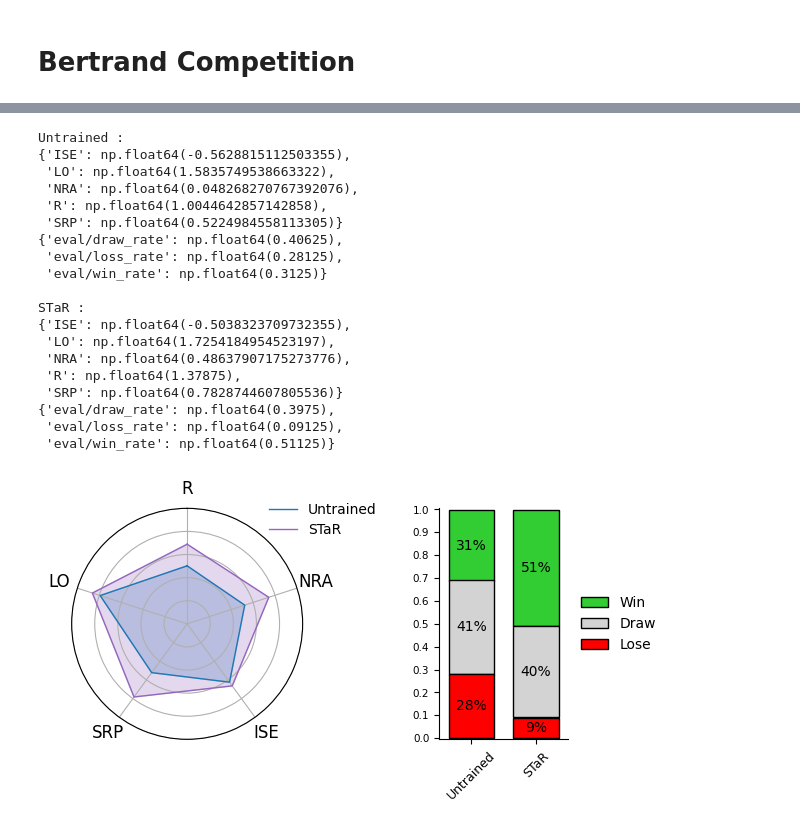
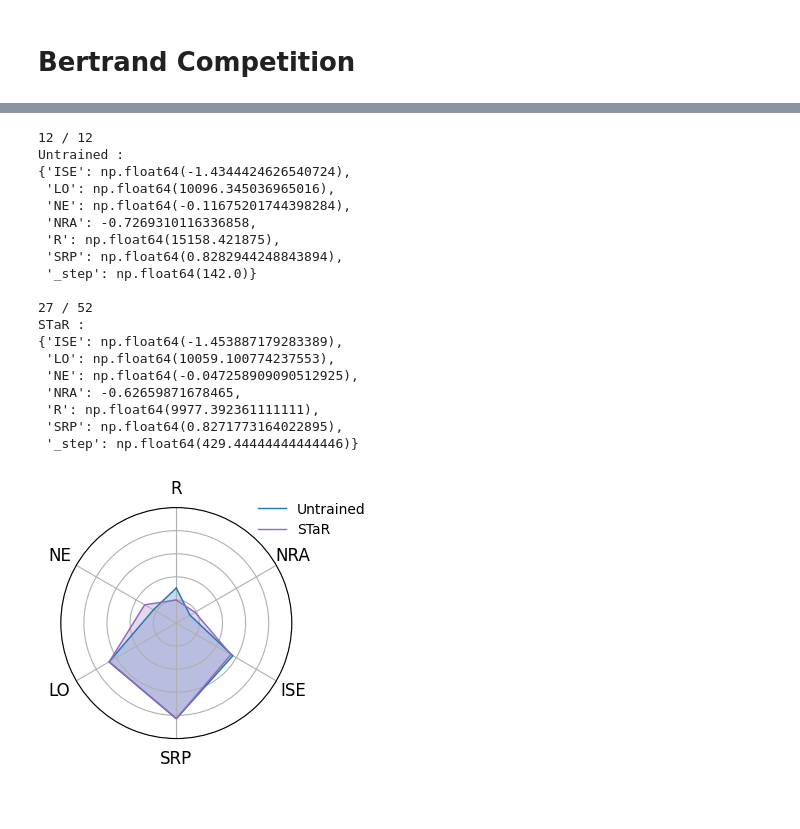
Before and after one commit to Victoriano012/GameTalk, a Jupyter notebook: make_plots.ipynb, the cells around one changed output, grey strips where cells are left out. Saved outputs shown, nothing was run; the diff lists cells and outputs as text; code cells hidden in the pictures.

```diff
--- a/make_plots.ipynb
+++ b/make_plots.ipynb
@@ -11,7 +11,7 @@ def get_metrics(game, step_threshold, run_name):
 
     game_metrics = ["win_rate", "loss_rate", "draw_rate"] if game == "rock-paper-scissors" else \
                    ["normalized_earnings", "normalized_earnings (*32)"] if game == "bertrand-competition" else \
-                   ["bargaining_power", "bargaining_power (*32)", "deal (%)", "deal (%) (*32)"] if game == "size-prize-bargaining-game" else None
+                   ["bargaining_power", "bargaining_power (*32)"] if game == "size-prize-bargaining-game" else None
 
     general_metrics = ["state_relative_performance", "leverage_opportunity", "internal_state_evaluation", "reward", "normalized_relative_advantage"]
 
@@ -20,18 +20,25 @@ def get_metrics(game, step_threshold, run_name):
 
     run = api.run("victor-conchello/" + game + "/" + run_name)
 
+    available_keys = set(run.history(keys=[]).columns)
+    game_metrics = [metric for metric in game_metrics if metric in available_keys]
+    general_metrics = [metric for metric in general_metrics if metric in available_keys]
+
     game_df = run.history(keys=game_metrics)
-    print(len(game_df), step_threshold, sum(game_df.index >= step_threshold))
-    print(len(game_df) / sum(game_df.index >= step_threshold))
+    print(sum(game_df.index >= step_threshold), '/', len(game_df))
     game_df = game_df[game_df.index >= step_threshold]
     general_df = run.history(keys=general_metrics)
     general_df = general_df[general_df.index >= step_threshold]
 
     general_df['eval/internal_state_evaluation'] = - general_df['eval/internal_state_evaluation']
-    if game == "bertrand-competition": game_df['eval/normalized_earnings'] = 32*game_df['eval/normalized_earnings']/5 if 'eval/normalized_earnings' in game_df else game_df['eval/normalized_earnings (*32)']/5
+    if game == "bertrand-competition":
+        if 'eval/normalized_earnings (*32)' in game_df.columns:
+            game_df.rename(columns={'eval/normalized_earnings (*32)': 'eval/normalized_earnings'}, inplace=True)
+            game_df['eval/normalized_earnings'] /= 5
+        else: game_df['eval/normalized_earnings'] *= 32/5
     elif game == "size-prize-bargaining-game":
-        game_df['eval/bargaining_power'] = 32*game_df['eval/bargaining_power'] if 'eval/bargaining_power' in game_df else game_df['eval/bargaining_power (*32)']
-        game_df['eval/deal (%)'] = 32*game_df['eval/deal (%)'] if 'eval/deal (%)' in game_df else game_df['eval/deal (%) (*32)']
+        if 'eval/bargaining_power (*32)' in game_df.columns: game_df.rename(columns={'eval/bargaining_power (*32)': 'eval/bargaining_power'}, inplace=True)
+        else: game_df['eval/bargaining_power'] *= 32
 
     rename_dict = {
         "eval/state_relative_performance": "SRP",
@@ -44,7 +51,7 @@ def get_metrics(game, step_threshold, run_name):
     }
 
     return {(rename_dict[metric] if metric in rename_dict else metric): general_df[metric].mean() for metric in general_metrics}, \
-           {(rename_dict[metric] if metric in rename_dict else metric): game_df[metric].mean() for metric in game_metrics}
+           {(rename_dict[metric] if metric in rename_dict else metric): game_df[metric].mean() for metric in game_df.columns}
 # %%
 import numpy as np
 import matplotlib.pyplot as plt
@@ -53,13 +60,13 @@ def spider_plot(data, ax, label=None, color=None, y_lim = [0,1]):
     # Extract keys and values
     categories = ['R', 'NRA', 'ISE', 'SRP', 'LO', "NE", "BP"]
     values = [data[c] for c in categories if c in data]
-    values += values[:1] # Repeat the first value to close the circle
 
-    N = len(categories)
+    N = len(values)
 
     # Angles for each axis
     angles = np.linspace(0, 2 * np.pi, N, endpoint=False).tolist()
     angles += angles[:1]
+    values += values[:1] # Repeat the first value to close the circle
 
     # Draw the outline
     color = {"color":color} if color is not None else {}
@@ -68,7 +75,7 @@ def spider_plot(data, ax, label=None, color=None, y_lim = [0,1]):
 
     # Add category labels
     ax.set_xticks(angles[:-1])
-    ax.set_xticklabels(categories)
+    ax.set_xticklabels([c for c in categories if c in data])
     ax.tick_params(axis='x', labelsize=12)
 
     ax.set_theta_offset(np.pi / 2)      # Start at 12 o'clock (90 degrees)
@@ -121,14 +128,15 @@ min_val = {'ISE' : -1.5, 'LO': 0, 'NRA': -1, 'R': 0, 'SRP': 0}
 max_val = {'ISE' : 0, 'LO': 2, 'NRA': 1, 'R': 2, 'SRP': 1}
 
 ### Bertrand Competition values ###
-min_val = {'ISE' : -1.5, 'LO': 0, 'NRA': -1, 'R': 0, 'SRP': 0, 'NE': -0.3}
-max_val = {'ISE' : 0, 'LO': 15_000, 'NRA': 1, 'R': 50_000, 'SRP': 1, 'NE': 0.5}
+min_val = {'ISE' : -2, 'LO': 0, 'NRA': -1, 'R': 0, 'SRP': 0, 'NE': -0.3}
+max_val = {'ISE' : -1, 'LO': 15_000, 'NRA': 1, 'R': 50_000, 'SRP': 1, 'NE': 0.5}
 
 
 def normalize(data):
     return {
         key: max(0,(data[key] - min_val[key]) / (max_val[key] - min_val[key]))
         for key in data
+        if key in min_val and key in max_val
     }
 # %% [markdown]
 # Rock-Paper-Scissors
@@ -447,7 +455,7 @@ DPO-perms :
 # %%
 def plot_bertrand_runs(runs):
     fig = plt.figure(figsize=(5, 3))
-    ax = fig.add_subplot(1, 1, 1)
+    ax = fig.add_subplot(1, 1, 1, polar=True)
 
     game = "bertrand-competition"
     for i, r in enumerate(runs):
@@ -455,6 +463,10 @@ def plot_bertrand_runs(runs):
         else:            run_name, step_threshold, label , color = r
 
         general_metrics, game_metrics = get_metrics(game, step_threshold, run_name)
+        if label == "Untrained": general_metrics['NRA'] = -0.7269310116336858
+        elif label == "STaR": general_metrics['NRA'] = -0.62659871678465
+        elif label == "DPO-pairs": general_metrics['NRA'] = 0.995156546564565487468
+
         metrics = general_metrics | game_metrics
         print(label, ':')
         pprint(metrics)
@@ -501,27 +531,27 @@ DPO-perms :
 # %%
-plot_rps_runs([
-    ("RPS-baseline-0", 0, "Untrained", "#1f77b4"),
-    ("star-3-0", 2000, "STaR", "#9467bd"),
+plot_bertrand_runs([
+    ("baseline-1", 0, "Untrained", "#1f77b4"),
+    ("star-debugged_lr-1e-5-0", 500, "STaR", "#9467bd"),
 ])
 # %% [output]
+12 / 12
 Untrained :
-{'ISE': np.float64(-0.5628815112503355),
- 'LO': np.float64(1.5835749538663322),
- 'NRA': np.float64(0.048268270767392076),
- 'R': np.float64(1.0044642857142858),
- 'SRP': np.float64(0.5224984558113305)}
-{'eval/draw_rate': np.float64(0.40625),
- 'eval/loss_rate': np.float64(0.28125),
- 'eval/win_rate': np.float64(0.3125)}
+{'ISE': np.float64(-1.4344424626540724),
+ 'LO': np.float64(10096.345036965016),
+ 'NE': np.float64(-0.11675201744398284),
+ 'NRA': -0.7269310116336858,
+ 'R': np.float64(15158.421875),
+ 'SRP': np.float64(0.8282944248843894),
+ '_step': np.float64(142.0)}
 
+27 / 52
 STaR :
-{'ISE': np.float64(-0.5038323709732355),
- 'LO': np.float64(1.7254184954523197),
- 'NRA': np.float64(0.48637907175273776),
- 'R': np.float64(1.37875),
- 'SRP': np.float64(0.7828744607805536)}
-{'eval/draw_rate': np.float64(0.3975),
- 'eval/loss_rate': np.float64(0.09125),
- 'eval/win_rate': np.float64(0.51125)}
+{'ISE': np.float64(-1.453887179283389),
+ 'LO': np.float64(10059.100774237553),
+ 'NE': np.float64(-0.047258909090512925),
+ 'NRA': -0.62659871678465,
+ 'R': np.float64(9977.392361111111),
+ 'SRP': np.float64(0.8271773164022895),
+ '_step': np.float64(429.44444444444446)}
-[figure, old version]
+[figure, new version]
 # %%
```
Also changed, not shown: parts of 9 cells of this notebook.
